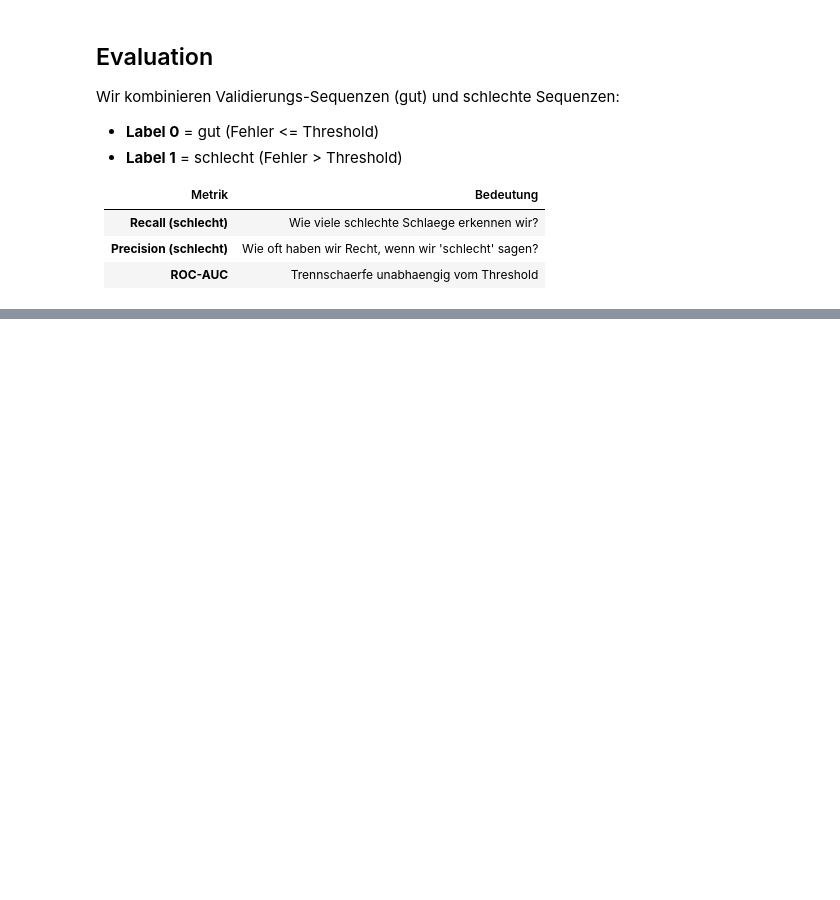
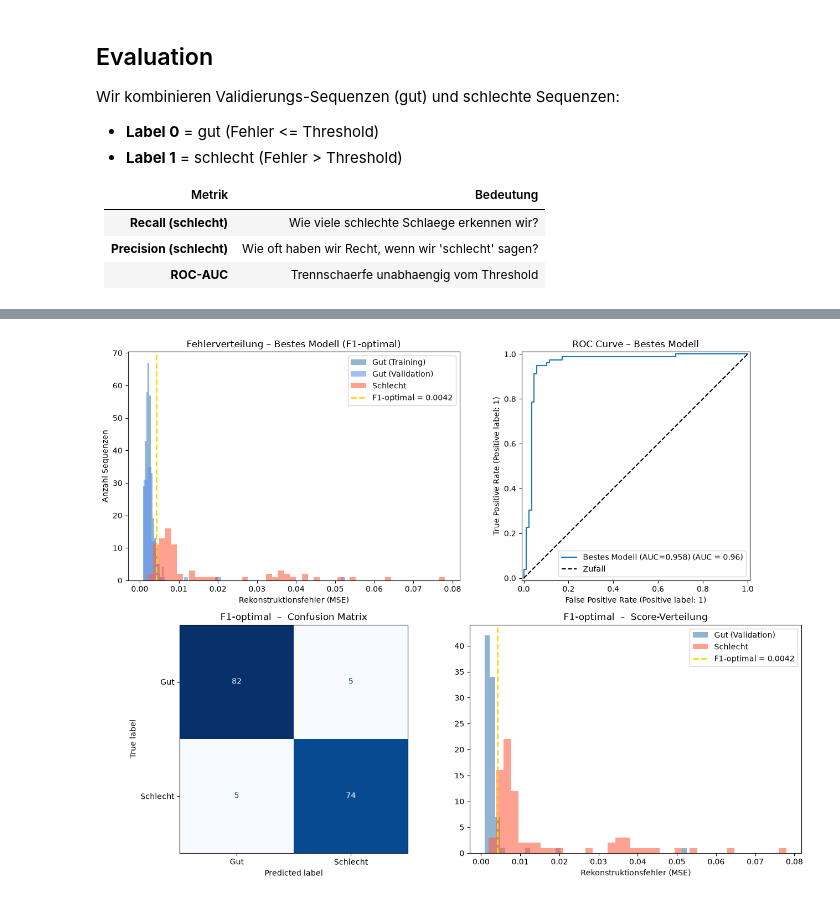
Before and after one commit to clarabri/ML-project, a Jupyter notebook: 3_Model/LSTM Autoencoder.ipynb, the cells around one changed output, grey strips where cells are left out. Saved outputs shown, nothing was run; the diff lists cells and outputs as text; code cells hidden in the pictures; blank space fills up the shorter version.

```diff
--- a/3_Model/LSTM Autoencoder.ipynb
+++ b/3_Model/LSTM Autoencoder.ipynb
@@ -493,0 +682,46 @@ Bester F1-Score: 0.9512 bei Threshold 0.003489
+# %%
+# Fehlerverteilung + Confusion Matrix fuer das beste Optuna-Modell (F1-optimal)
+train_err_best = recon_err(best_model, X_train)
+
+fig, axes = plt.subplots(2, 2, figsize=(13, 10))
+
+# --- Reihe 0: Fehlerverteilung ---
+axes[0, 0].hist(train_err_best, bins=50, alpha=0.6, label='Gut (Training)',   color='steelblue')
+axes[0, 0].hist(val_err_best,   bins=50, alpha=0.6, label='Gut (Validation)', color='cornflowerblue')
+axes[0, 0].hist(bad_err_best,   bins=50, alpha=0.6, label='Schlecht',          color='tomato')
+axes[0, 0].axvline(thr_f1_best, color='gold', linestyle='--', linewidth=2,
+                   label=f'F1-optimal = {thr_f1_best:.4f}')
+axes[0, 0].set_xlabel('Rekonstruktionsfehler (MSE)')
+axes[0, 0].set_ylabel('Anzahl Sequenzen')
+axes[0, 0].set_title('Fehlerverteilung – Bestes Modell (F1-optimal)')
+axes[0, 0].legend()
+
+# --- Reihe 0: ROC-Kurve ---
+RocCurveDisplay.from_predictions(
+    y_tr_best, y_sc_best,
+    name=f'Bestes Modell (AUC={auc_best:.3f})',
+    ax=axes[0, 1]
+)
+axes[0, 1].plot([0, 1], [0, 1], 'k--', label='Zufall')
+axes[0, 1].set_title('ROC Curve – Bestes Modell')
+axes[0, 1].legend()
+
+# --- Reihe 1: Confusion Matrix + Score-Verteilung (F1-optimal) ---
+ConfusionMatrixDisplay(
+    confusion_matrix(y_tr_best, y_pred_best),
+    display_labels=['Gut', 'Schlecht']
+).plot(ax=axes[1, 0], colorbar=False, cmap='Blues')
+axes[1, 0].set_title(f'F1-optimal  –  Confusion Matrix')
+
+axes[1, 1].hist(val_err_best, bins=40, alpha=0.6, label='Gut (Validation)', color='steelblue')
+axes[1, 1].hist(bad_err_best, bins=40, alpha=0.6, label='Schlecht',          color='tomato')
+axes[1, 1].axvline(thr_f1_best, color='gold', linestyle='--', linewidth=2,
+                   label=f'F1-optimal = {thr_f1_best:.4f}')
+axes[1, 1].set_xlabel('Rekonstruktionsfehler (MSE)')
+axes[1, 1].set_title('F1-optimal  –  Score-Verteilung')
+axes[1, 1].legend()
+
+plt.tight_layout()
+plt.show()
+# %% [output]
+[figure, added]
```
Also changed, not shown: parts of 12 cells of this notebook, 1 other file.
